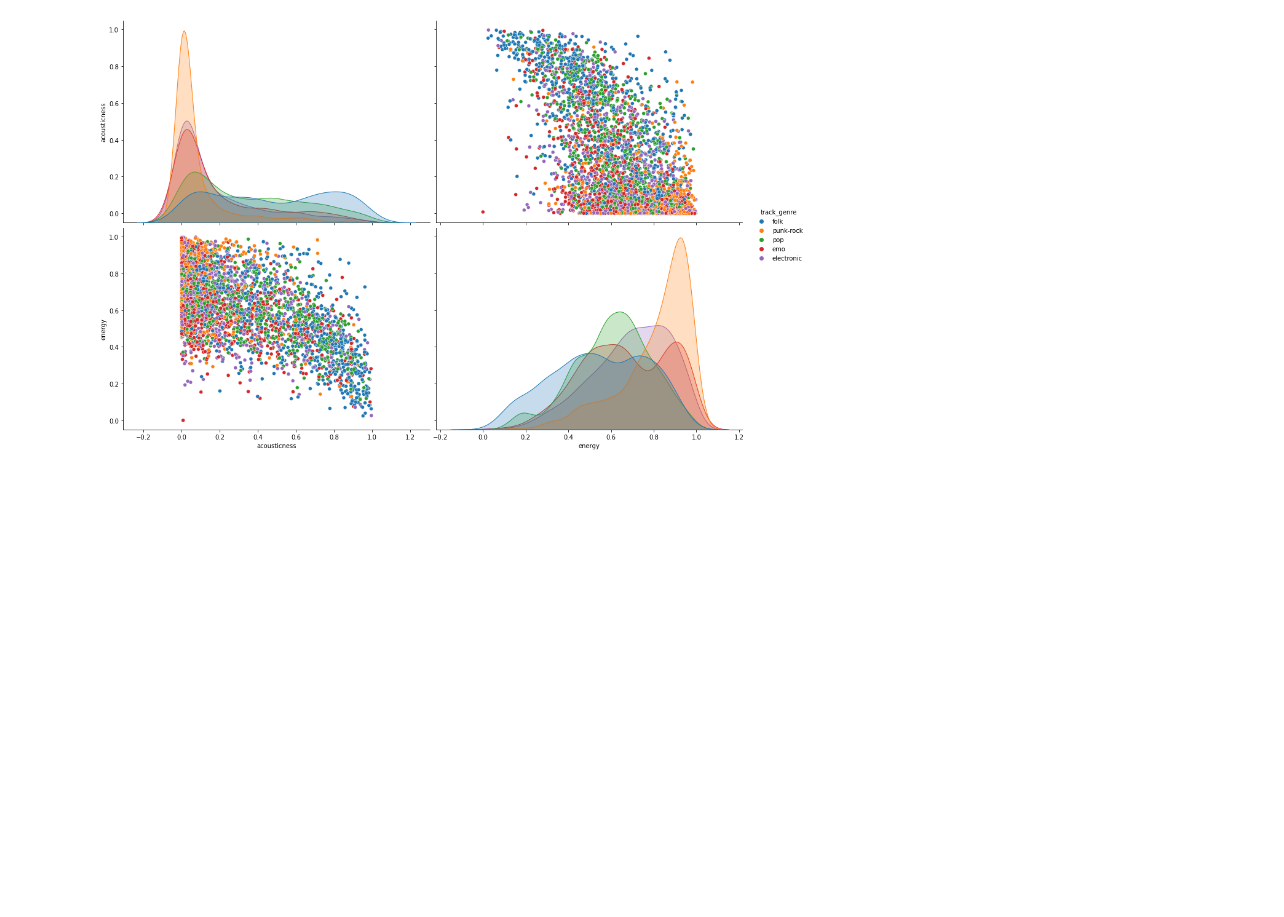
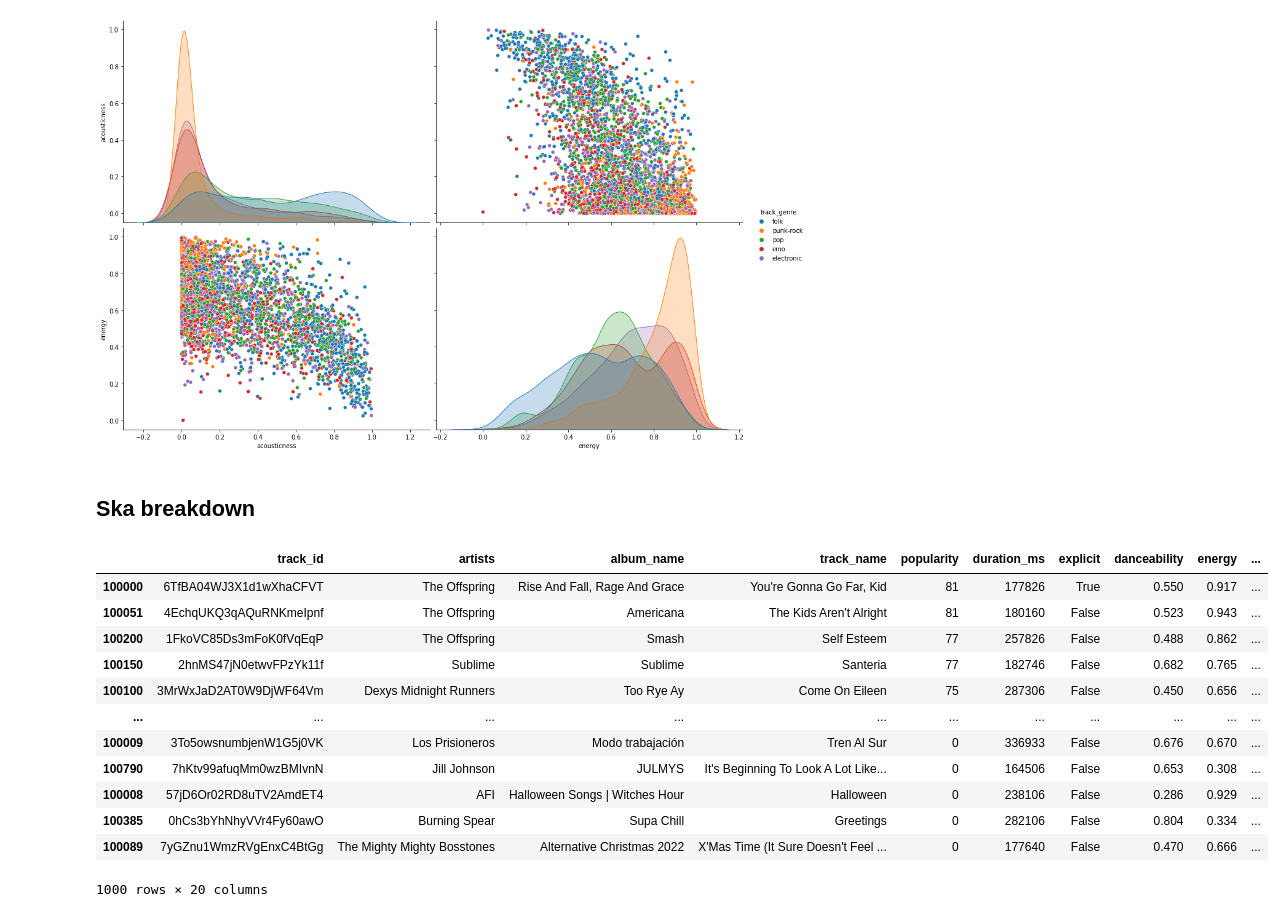
Before and after one commit to JonLar1/Spotify_Tracks_EDA, a Jupyter notebook: notebooks/spotify_eda.ipynb, the cells around one changed output. Cells and saved outputs as stored; diff of their text form; code cells hidden in the pictures; blank space fills up the shorter version.

```diff
--- a/notebooks/spotify_eda.ipynb
+++ b/notebooks/spotify_eda.ipynb
@@ -256,3 +256,23 @@ sns.pairplot(df_sample[['acousticness','energy','track_genre']], height=5, aspec
 # %% [output]
 <seaborn.axisgrid.PairGrid at 0x...>
 [figure]
+# %% [markdown]
+## Ska breakdown
+# %%
+ska_df = df[df['track_genre'] == 'ska']
+ska_df.head()
+ska_df.sort_values(['popularity'], ascending=False)
+# %% [output]
+|  | track_id | artists | album_name | track_name | popularity | duration_ms | explicit | danceability | energy | ... |
+| 100000 | 6TfBA04WJ3X1d1wXhaCFVT | The Offspring | Rise And Fall, Rage And Grace | You're Gonna Go Far, Kid | 81 | 177826 | True | 0.550 | 0.917 | ... |
+| 100051 | 4EchqUKQ3qAQuRNKmeIpnf | The Offspring | Americana | The Kids Aren't Alright | 81 | 180160 | False | 0.523 | 0.943 | ... |
+| 100200 | 1FkoVC85Ds3mFoK0fVqEqP | The Offspring | Smash | Self Esteem | 77 | 257826 | False | 0.488 | 0.862 | ... |
+| 100150 | 2hnMS47jN0etwvFPzYk11f | Sublime | Sublime | Santeria | 77 | 182746 | False | 0.682 | 0.765 | ... |
+| 100100 | 3MrWxJaD2AT0W9DjWF64Vm | Dexys Midnight Runners | Too Rye Ay | Come On Eileen | 75 | 287306 | False | 0.450 | 0.656 | ... |
+| ... | ... | ... | ... | ... | ... | ... | ... | ... | ... | ... |
+| 100009 | 3To5owsnumbjenW1G5j0VK | Los Prisioneros | Modo trabajación | Tren Al Sur | 0 | 336933 | False | 0.676 | 0.670 | ... |
+| 100790 | 7hKtv99afuqMm0wzBMIvnN | Jill Johnson | JULMYS | It's Beginning To Look A Lot Like... | 0 | 164506 | False | 0.653 | 0.308 | ... |
+| 100008 | 57jD6Or02RD8uTV2AmdET4 | AFI | Halloween Songs | Witches Hour | Halloween | 0 | 238106 | False | 0.286 | 0.929 | ... |
+| 100385 | 0hCs3bYhNhyVVr4Fy60awO | Burning Spear | Supa Chill | Greetings | 0 | 282106 | False | 0.804 | 0.334 | ... |
+| 100089 | 7yGZnu1WmzRVgEnxC4BtGg | The Mighty Mighty Bosstones | Alternative Christmas 2022 | X'Mas Time (It Sure Doesn't Feel ... | 0 | 177640 | False | 0.470 | 0.666 | ... |
+1000 rows × 20 columns
```
Also changed, not shown: parts of 8 cells of this notebook.
